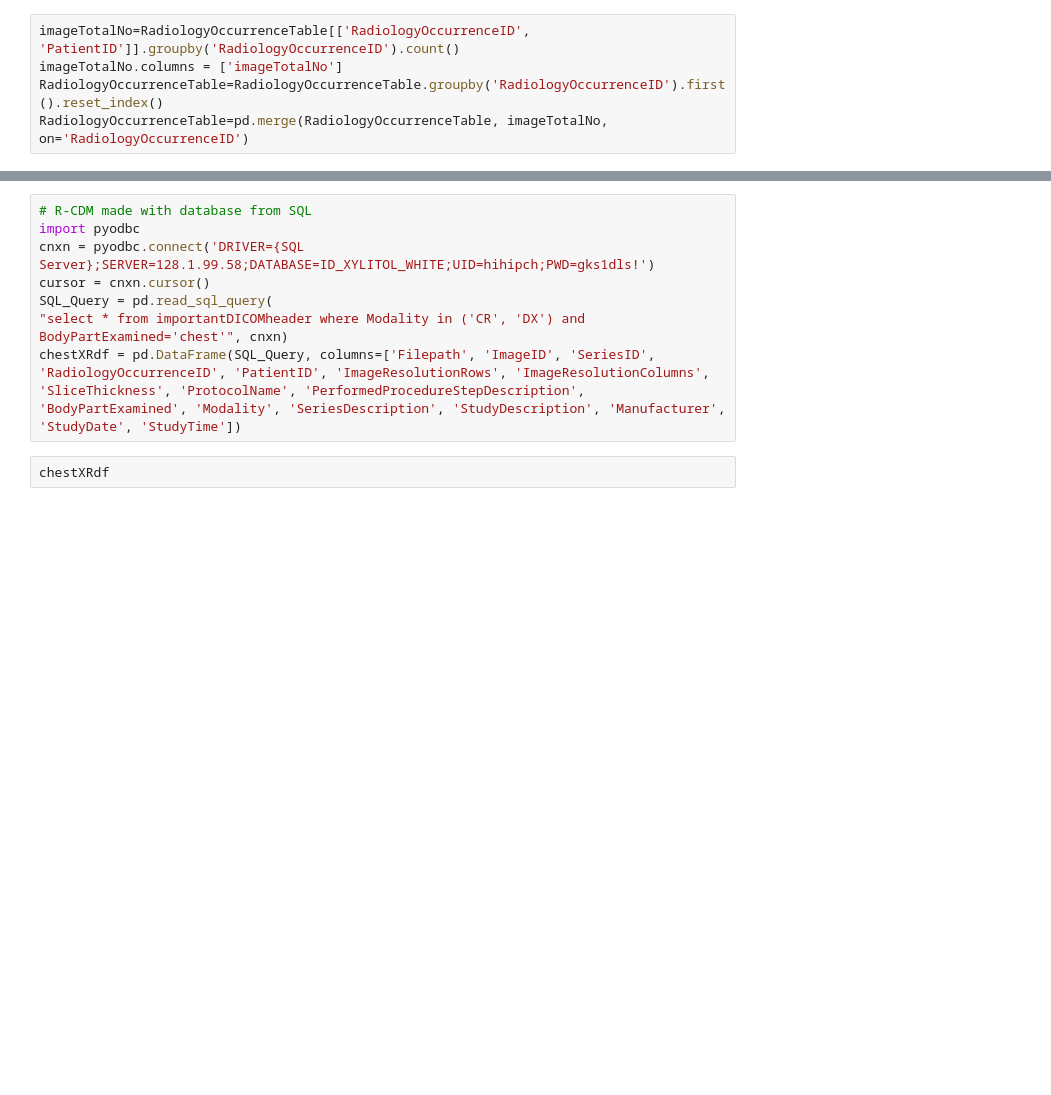
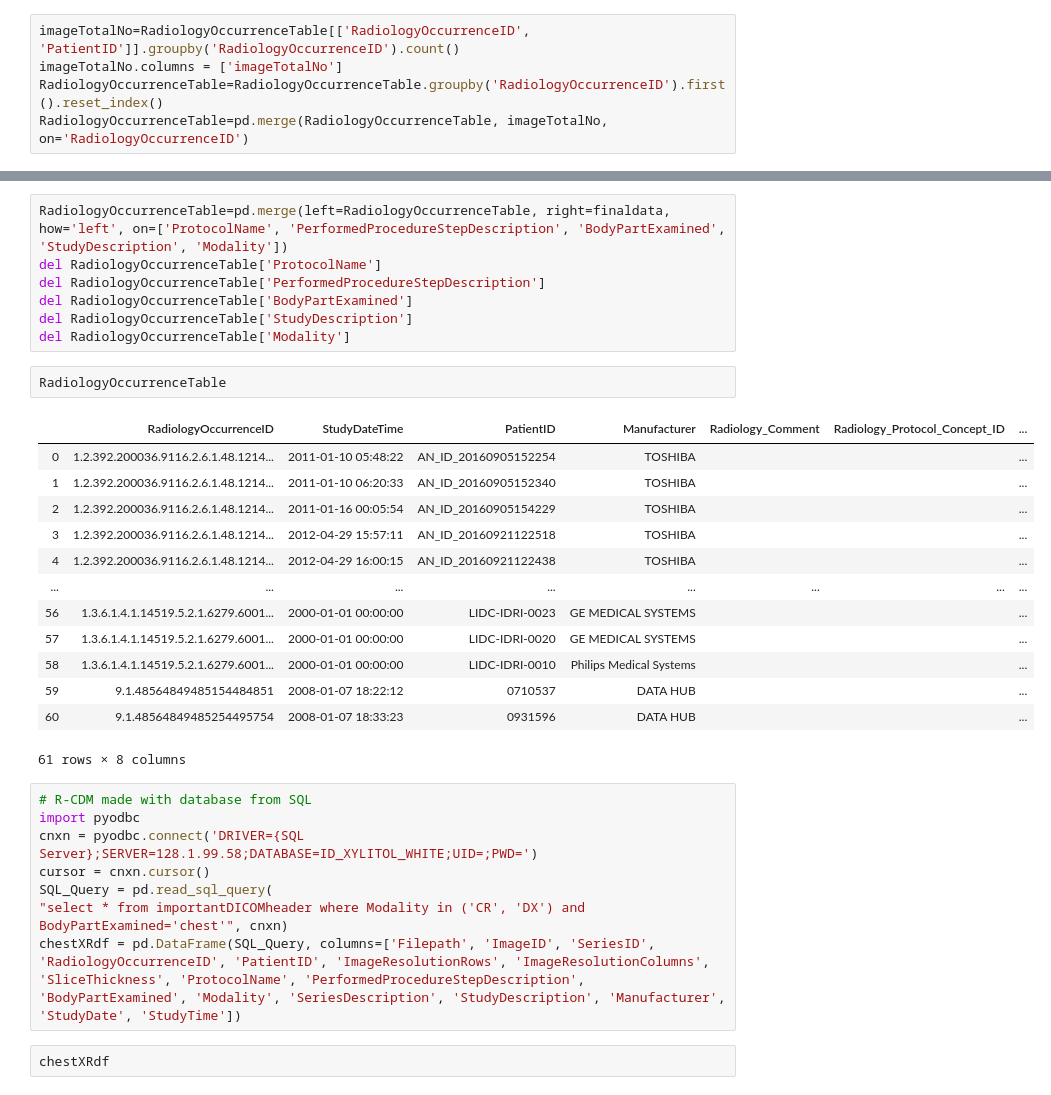
Before and after one commit to YeechingTiger/Radiology-CDM, a Jupyter notebook: Python/R-CDM_python.ipynb, the cells around one changed output, grey strips where cells are left out. Saved outputs shown, nothing was run; the diff lists cells and outputs as text; blank space fills up the shorter version.

```diff
--- a/Python/R-CDM_python.ipynb
+++ b/Python/R-CDM_python.ipynb
@@ -211,7 +430,30 @@ RadiologyOccurrenceTable
+# %%
+RadiologyOccurrenceTable=pd.merge(left=RadiologyOccurrenceTable, right=finaldata, how='left', on=['ProtocolName', 'PerformedProcedureStepDescription', 'BodyPartExamined', 'StudyDescription', 'Modality'])
+del RadiologyOccurrenceTable['ProtocolName']
+del RadiologyOccurrenceTable['PerformedProcedureStepDescription']
+del RadiologyOccurrenceTable['BodyPartExamined']
+del RadiologyOccurrenceTable['StudyDescription']
+del RadiologyOccurrenceTable['Modality']
+# %%
+RadiologyOccurrenceTable
+# %% [output]
+|  | RadiologyOccurrenceID | StudyDateTime | PatientID | Manufacturer | Radiology_Comment | Radiology_Protocol_Concept_ID | ... |
+| 0 | 1.2.392.200036.9116.2.6.1.48.1214... | 2011-01-10 05:48:22 | AN_ID_20160905152254 | TOSHIBA |  |  | ... |
+| 1 | 1.2.392.200036.9116.2.6.1.48.1214... | 2011-01-10 06:20:33 | AN_ID_20160905152340 | TOSHIBA |  |  | ... |
+| 2 | 1.2.392.200036.9116.2.6.1.48.1214... | 2011-01-16 00:05:54 | AN_ID_20160905154229 | TOSHIBA |  |  | ... |
+| 3 | 1.2.392.200036.9116.2.6.1.48.1214... | 2012-04-29 15:57:11 | AN_ID_20160921122518 | TOSHIBA |  |  | ... |
+| 4 | 1.2.392.200036.9116.2.6.1.48.1214... | 2012-04-29 16:00:15 | AN_ID_20160921122438 | TOSHIBA |  |  | ... |
+| ... | ... | ... | ... | ... | ... | ... | ... |
+| 56 | 1.3.6.1.4.1.14519.5.2.1.6279.6001... | 2000-01-01 00:00:00 | LIDC-IDRI-0023 | GE MEDICAL SYSTEMS |  |  | ... |
+| 57 | 1.3.6.1.4.1.14519.5.2.1.6279.6001... | 2000-01-01 00:00:00 | LIDC-IDRI-0020 | GE MEDICAL SYSTEMS |  |  | ... |
+| 58 | 1.3.6.1.4.1.14519.5.2.1.6279.6001... | 2000-01-01 00:00:00 | LIDC-IDRI-0010 | Philips Medical Systems |  |  | ... |
+| 59 | 9.1.48564849485154484851 | 2008-01-07 18:22:12 | 0710537 | DATA HUB |  |  | ... |
+| 60 | 9.1.48564849485254495754 | 2008-01-07 18:33:23 | 0931596 | DATA HUB |  |  | ... |
+61 rows × 8 columns
 # %%
 # R-CDM made with database from SQL
 import pyodbc
-cnxn = pyodbc.connect('DRIVER={SQL Server};SERVER=128.1.99.58;DATABASE=ID_XYLITOL_WHITE;UID=hihipch;PWD=gks1dls!')
+cnxn = pyodbc.connect('DRIVER={SQL Server};SERVER=128.1.99.58;DATABASE=ID_XYLITOL_WHITE;UID=;PWD=')
 cursor = cnxn.cursor()
 SQL_Query = pd.read_sql_query(
 "select * from importantDICOMheader where Modality in ('CR', 'DX') and BodyPartExamined='chest'", cnxn)
```
Also changed, not shown: parts of 16 cells of this notebook.
